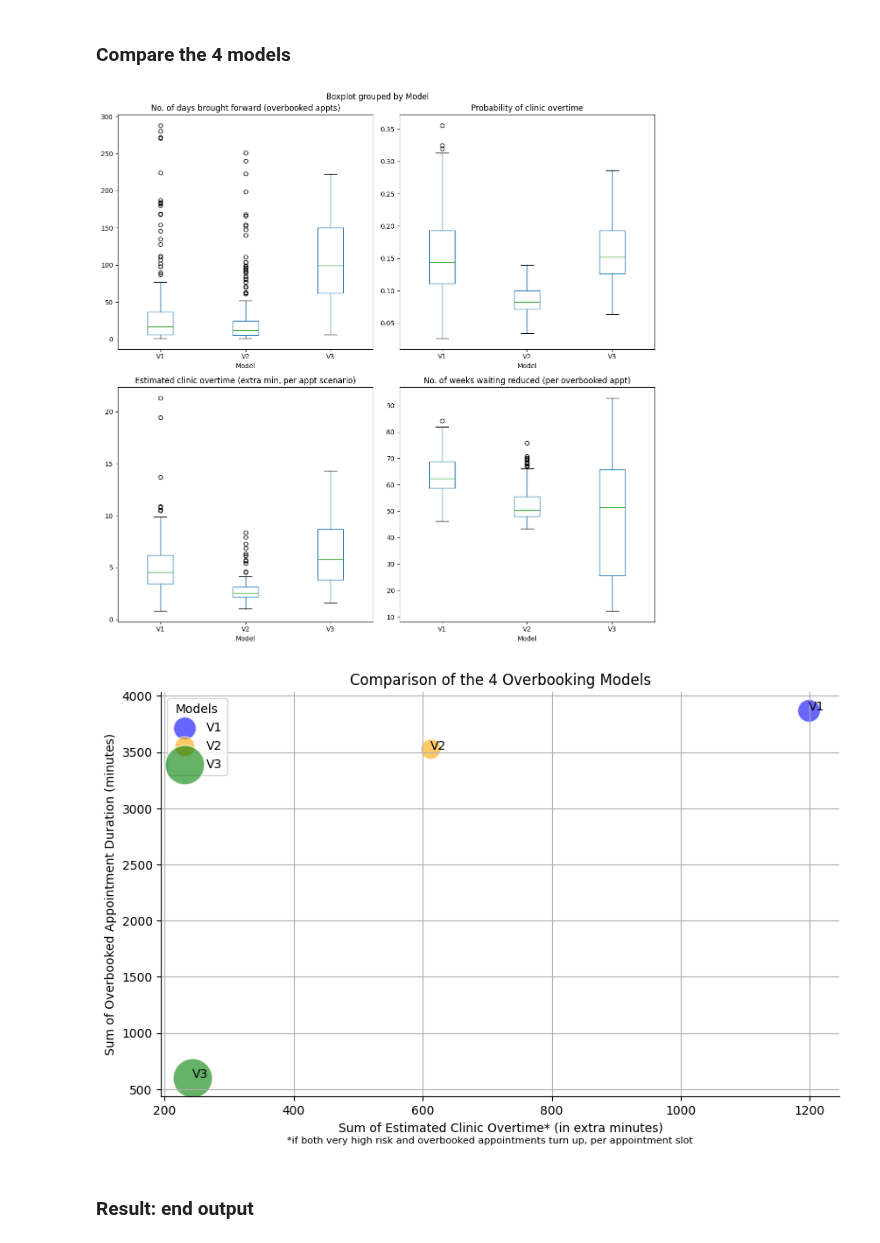
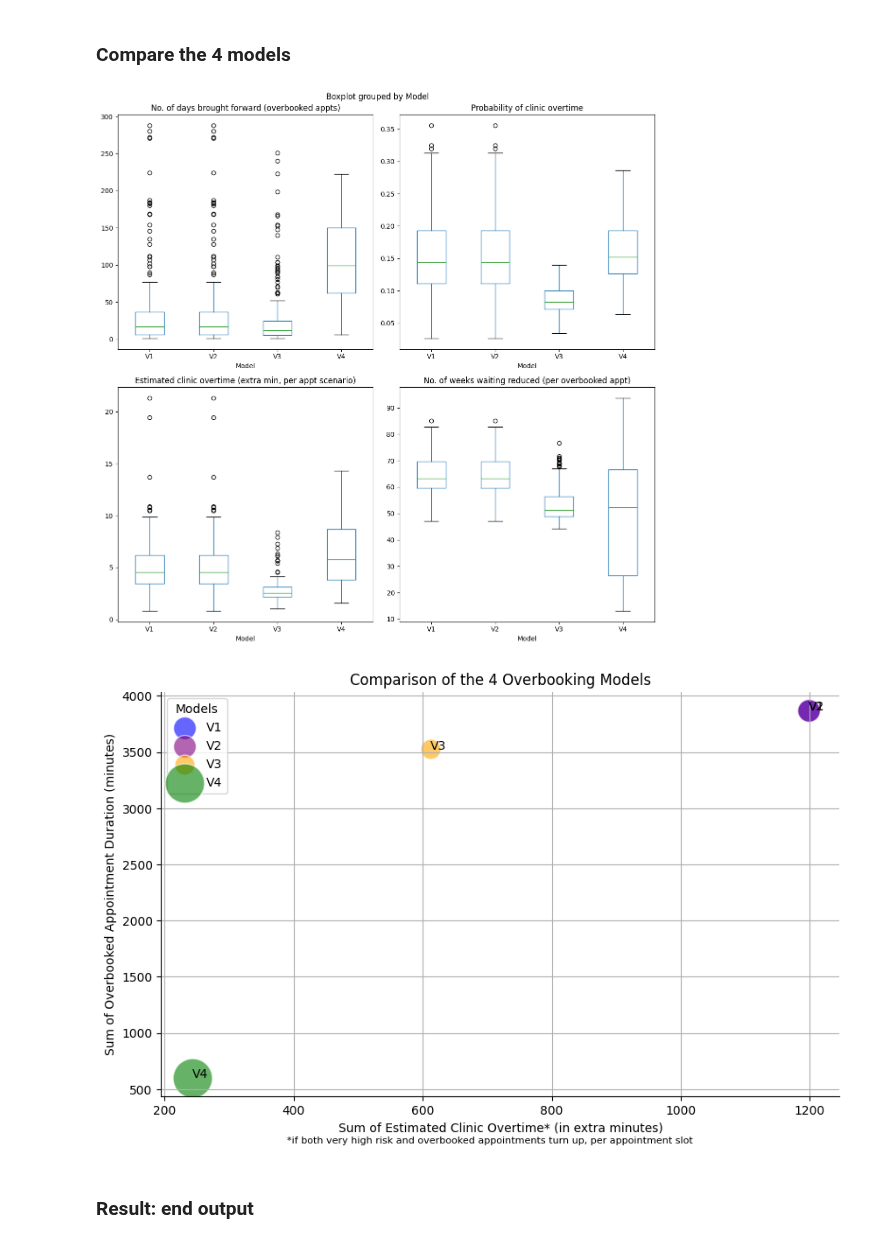
Before and after one commit to hallucinojenlee/hds_dna, a Jupyter notebook: scripts/overbooking_model.ipynb, the cells around one changed output. Drawn from its saved outputs; the diff is of its cells as text; code cells hidden in the pictures.

Commit message:
updated comparison section to reflect 5 models

```diff
--- a/scripts/overbooking_model.ipynb
+++ b/scripts/overbooking_model.ipynb
@@ -1192,54 +1192,58 @@ dtype: float64
 # %%
 # Combine the data into one dataframe with an additional column to differentiate them
 overbooked_df['Model'] = 'V1'
+overbooked_df_V2['Model'] = 'V2'
 overbooked_df_V3['Model'] = 'V3'
 overbooked_df_V4['Model'] = 'V4'
 
 columns_to_keep = ["time_gap_days", "joint_probability", "clinic_overtime", "weekswaiting_reduction", "Model"]
-combined_df = pd.concat([overbooked_df[columns_to_keep], overbooked_df_V3[columns_to_keep], overbooked_df_V4[columns_to_keep]])
+combined_df = pd.concat([overbooked_df[columns_to_keep], overbooked_df_V2[columns_to_keep], overbooked_df_V3[columns_to_keep], overbooked_df_V4[columns_to_keep]])
 
 # Create the subplots
 fig, axs = plt.subplots(nrows=2, ncols=2, figsize=(12, 12))
 
 # Plot the combined boxplots on one of the subplots (e.g., top-right subplot which is axs[0, 1])
 combined_df.boxplot(column="time_gap_days", by="Model", ax=axs[0, 0], grid=False)
 axs[0, 0].set_title("No. of days brought forward (overbooked appts)")
 
 # Joint probability boxplot
 combined_df.boxplot(column="joint_probability", by="Model", ax=axs[0, 1], grid=False)
 axs[0, 1].set_title("Probability of clinic overtime")
 
 # Clinic overtime boxplot
 combined_df.boxplot(column="clinic_overtime", by="Model", ax=axs[1, 0], grid=False)
 axs[1, 0].set_title("Estimated clinic overtime (extra min, per appt scenario)")
 
 # Weeks waiting reduction boxplot
 combined_df.boxplot(column="weekswaiting_reduction", by="Model", ax=axs[1, 1], grid=False)
 axs[1, 1].set_title("No. of weeks waiting reduced (per overbooked appt)")
 
 # Adjust layout for better spacing
 plt.tight_layout()
 
 # Show plot
 plt.show()
 # %% [output]
-[figure, old version]
+[figure, new version]
 # %%
 # Create a dictionary with comparison metrics for the 4 models
 compare_model = {
-    'Version': ['V1', 'V3', 'V4'],
+    'Version': ['V1', 'V2', 'V3', 'V4'],
     'Sum of Estimated Clinic Overtime (extra minutes)': [
         overbooked_df["clinic_overtime"].sum(),
+        overbooked_df_V2["clinic_overtime"].sum(),
         overbooked_df_V3["clinic_overtime"].sum(),
         overbooked_df_V4["clinic_overtime"].sum()
     ],
     'Sum of Overbooked Appointment Duration (minutes)': [
         overbooked_df["appt_duration"].sum(),
+        overbooked_df_V2["appt_duration"].sum(),
         overbooked_df_V3["appt_duration"].sum(),
         overbooked_df_V4["original_overbooked_appt_duration"].sum()
     ],
     'Avg. time gap (days)': [
         overbooked_df["time_gap_days"].mean(),
+        overbooked_df_V2["time_gap_days"].mean(),
         overbooked_df_V3["time_gap_days"].mean(),
         overbooked_df_V4["time_gap_days"].mean()
     ]
@@ -1252,7 +1256,7 @@ df = pd.DataFrame(compare_model)
 plt.figure(figsize=(10, 6))
 
 # Scatter plot for each version
-colors = ['blue', 'orange', 'green']
+colors = ['blue', 'purple', 'orange', 'green']
 for i in range(len(df)):
     plt.scatter(df['Sum of Estimated Clinic Overtime (extra minutes)'][i],
                 df['Sum of Overbooked Appointment Duration (minutes)'][i],
@@ -1283,7 +1287,7 @@ plt.figtext(0.5, 0.02, '*if both very high risk and overbooked appointments turn
 
 plt.show()
 # %% [output]
-[figure, old version]
+[figure, new version]
 # %% [markdown]
 ### Result: end output
 # %%
```
Also changed, not shown: parts of 12 cells of this notebook.
